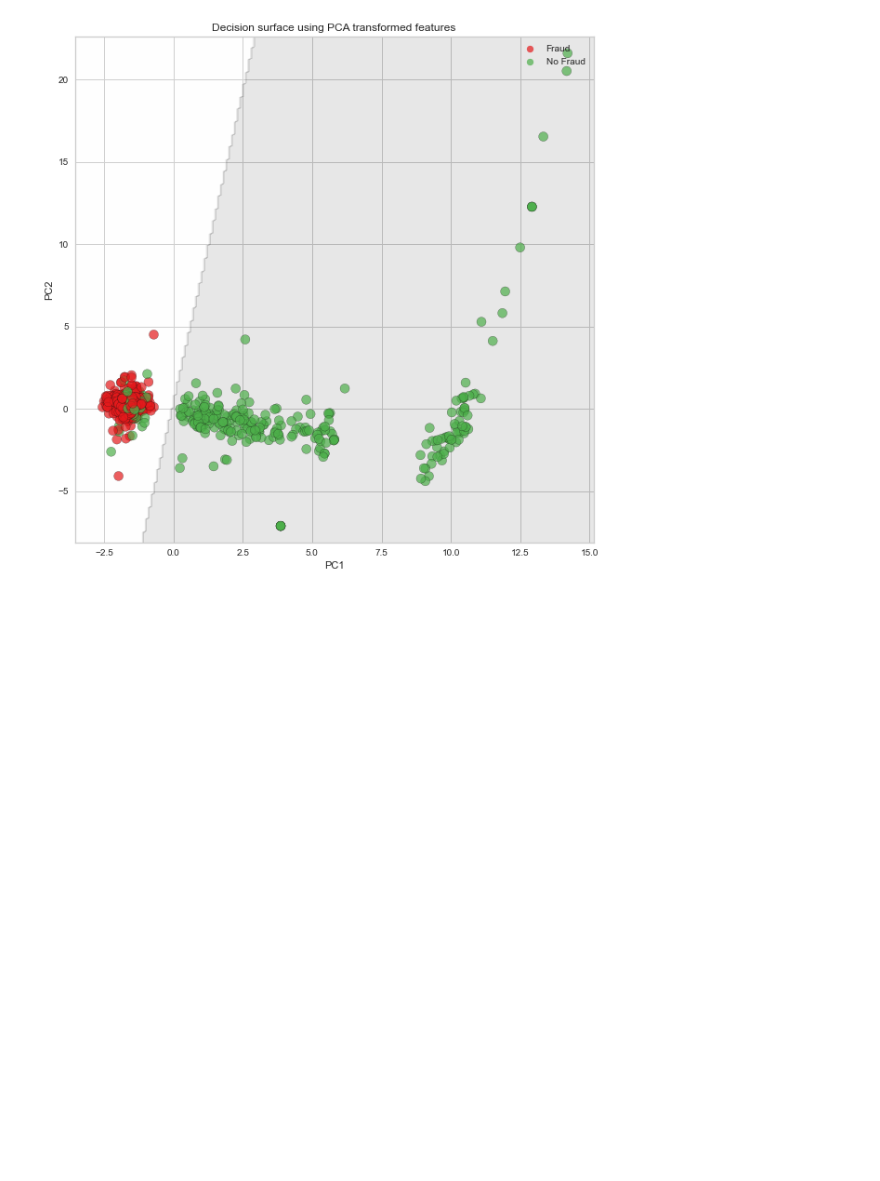
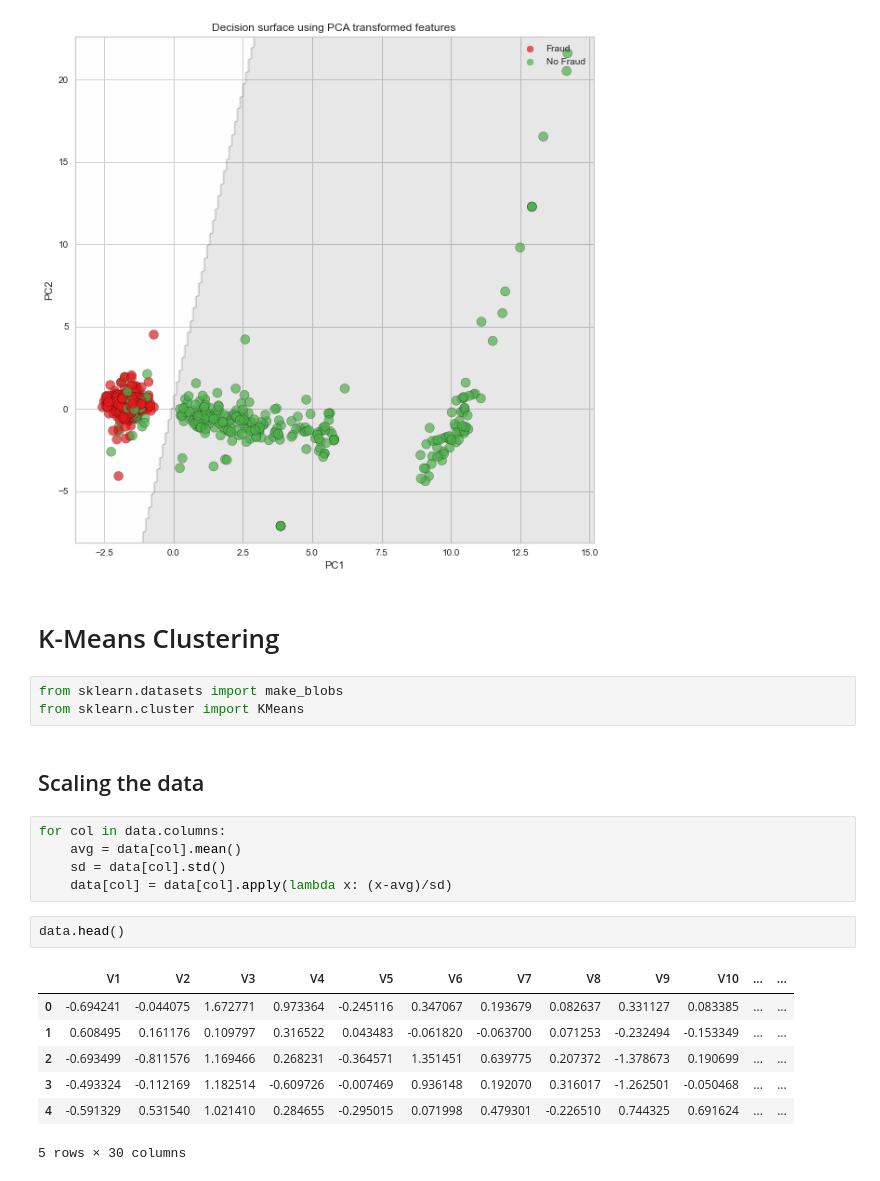
Before and after one commit to reemkhaledaboushama/datamining-project, a Jupyter notebook: 18Q9822.ipynb, the cells around one changed output. Drawn from its saved outputs; the diff is of its cells as text; blank space fills up the shorter version.

```diff
--- a/18Q9822.ipynb
+++ b/18Q9822.ipynb
@@ -493,3 +493,25 @@ ax.set_title("Decision surface using PCA transformed features")
 plt.show()
 # %% [output]
 [figure]
+# %% [markdown]
+<h1> K-Means Clustering</h1>
+# %%
+from sklearn.datasets import make_blobs
+from sklearn.cluster import KMeans
+# %% [markdown]
+<h2> Scaling the data</h2>
+# %%
+for col in data.columns:
+    avg = data[col].mean()
+    sd = data[col].std()
+    data[col] = data[col].apply(lambda x: (x-avg)/sd)
+# %%
+data.head()
+# %% [output]
+|  | V1 | V2 | V3 | V4 | V5 | V6 | V7 | V8 | V9 | V10 | ... | ... |
+| 0 | -0.694241 | -0.044075 | 1.672771 | 0.973364 | -0.245116 | 0.347067 | 0.193679 | 0.082637 | 0.331127 | 0.083385 | ... | ... |
+| 1 | 0.608495 | 0.161176 | 0.109797 | 0.316522 | 0.043483 | -0.061820 | -0.063700 | 0.071253 | -0.232494 | -0.153349 | ... | ... |
+| 2 | -0.693499 | -0.811576 | 1.169466 | 0.268231 | -0.364571 | 1.351451 | 0.639775 | 0.207372 | -1.378673 | 0.190699 | ... | ... |
+| 3 | -0.493324 | -0.112169 | 1.182514 | -0.609726 | -0.007469 | 0.936148 | 0.192070 | 0.316017 | -1.262501 | -0.050468 | ... | ... |
+| 4 | -0.591329 | 0.531540 | 1.021410 | 0.284655 | -0.295015 | 0.071998 | 0.479301 | -0.226510 | 0.744325 | 0.691624 | ... | ... |
+5 rows × 30 columns
```
Also changed, not shown: parts of 12 cells of this notebook.
